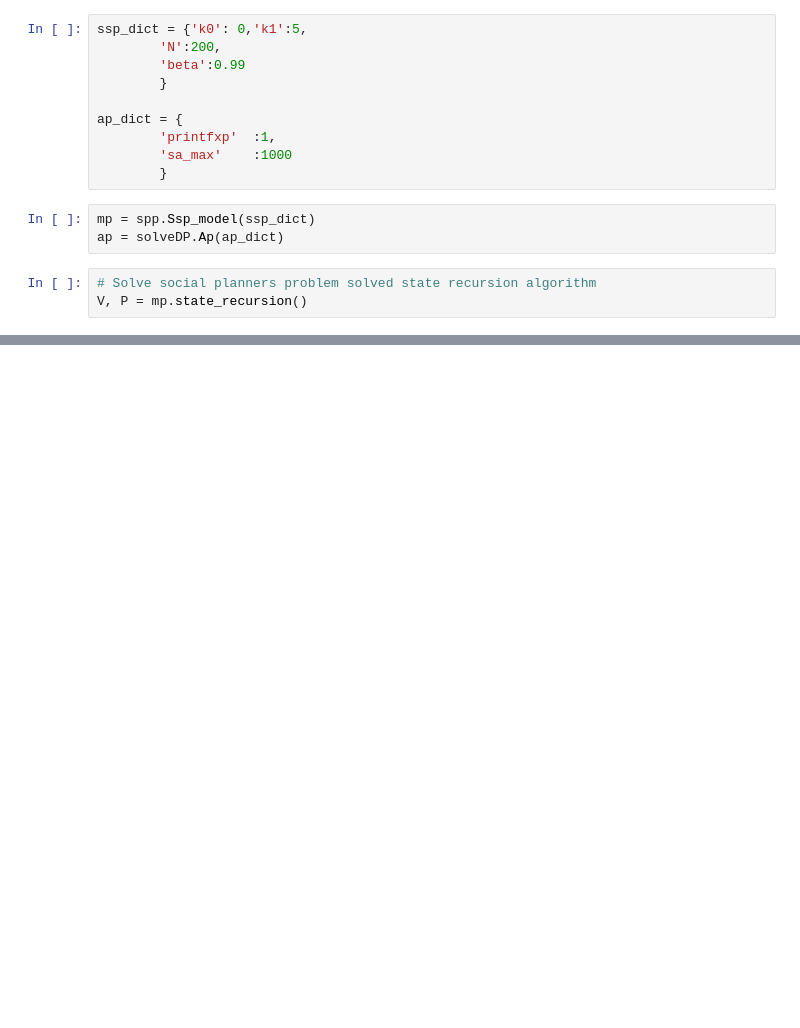
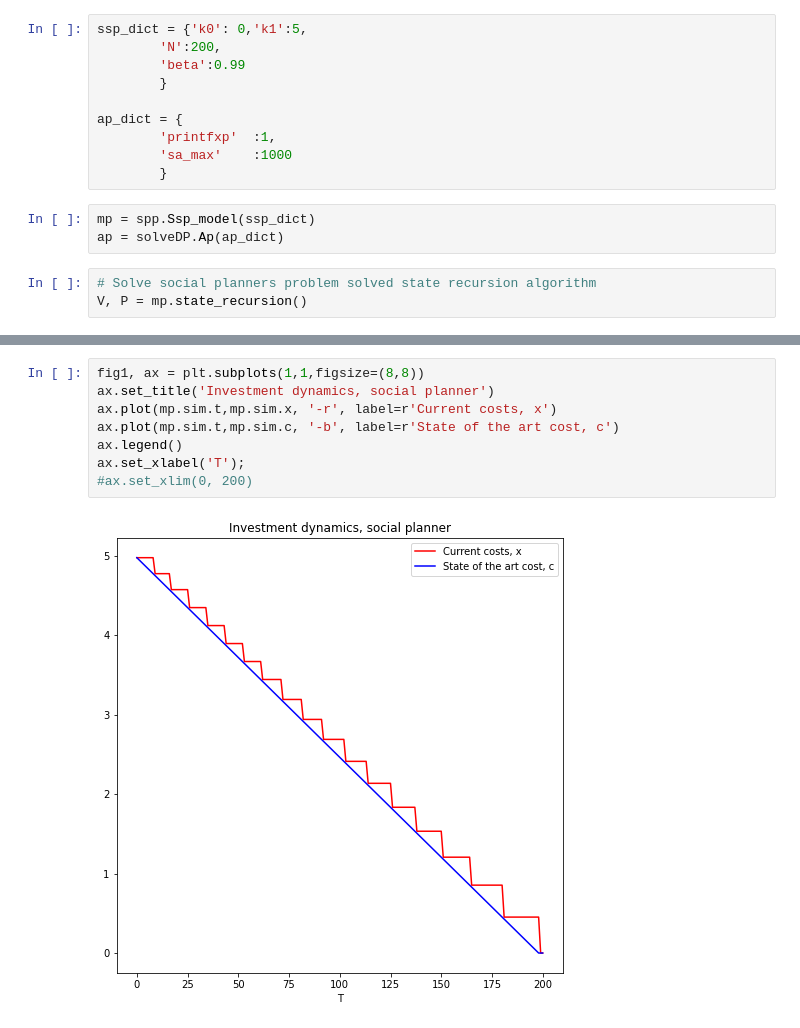
Before and after one commit to AskerNC/dp_ucph, a Jupyter notebook: 4_dynamic_games/python_prelim/RLS/solve_spp.ipynb, the cells around one changed output, grey strips where cells are left out. Cells and saved outputs as stored; diff of their text form; blank space fills up the shorter version.

```diff
--- a/4_dynamic_games/python_prelim/RLS/solve_spp.ipynb
+++ b/4_dynamic_games/python_prelim/RLS/solve_spp.ipynb
@@ -92,0 +37,10 @@ get_lower_tri_heatmap(V)
+# %%
+fig1, ax = plt.subplots(1,1,figsize=(8,8))
+ax.set_title('Investment dynamics, social planner')
+ax.plot(mp.sim.t,mp.sim.x, '-r', label=r'Current costs, x')
+ax.plot(mp.sim.t,mp.sim.c, '-b', label=r'State of the art cost, c')
+ax.legend()
+ax.set_xlabel('T');
+#ax.set_xlim(0, 200)
+# %% [output]
+[figure, added]
```
Also changed, not shown: parts of 9 cells of this notebook, 9 other files.
